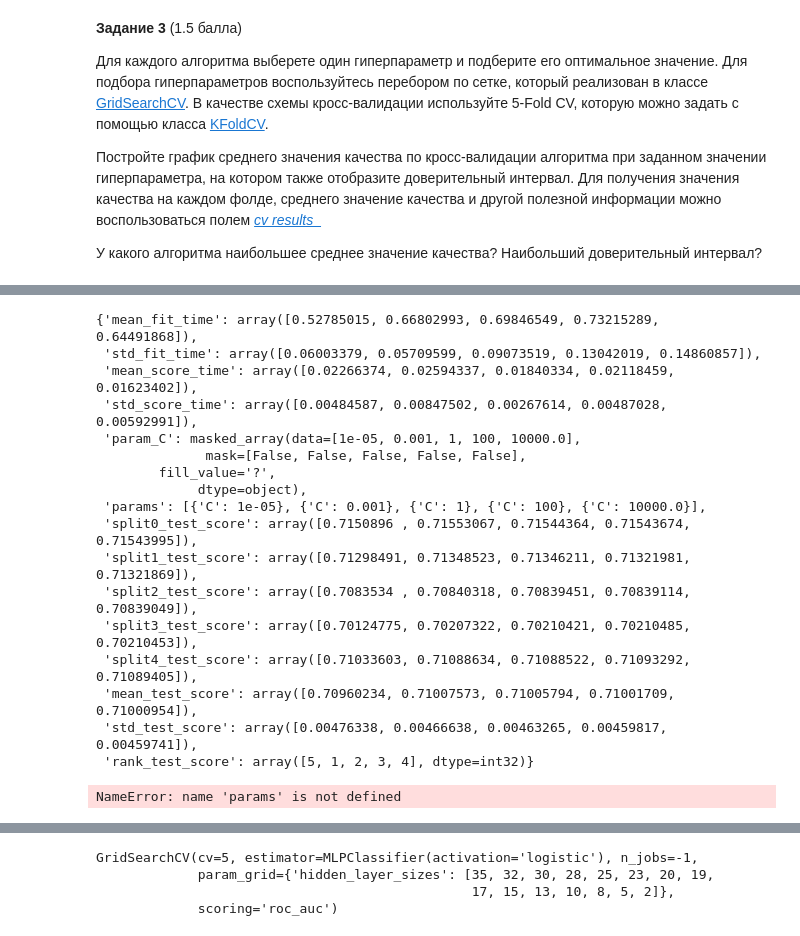
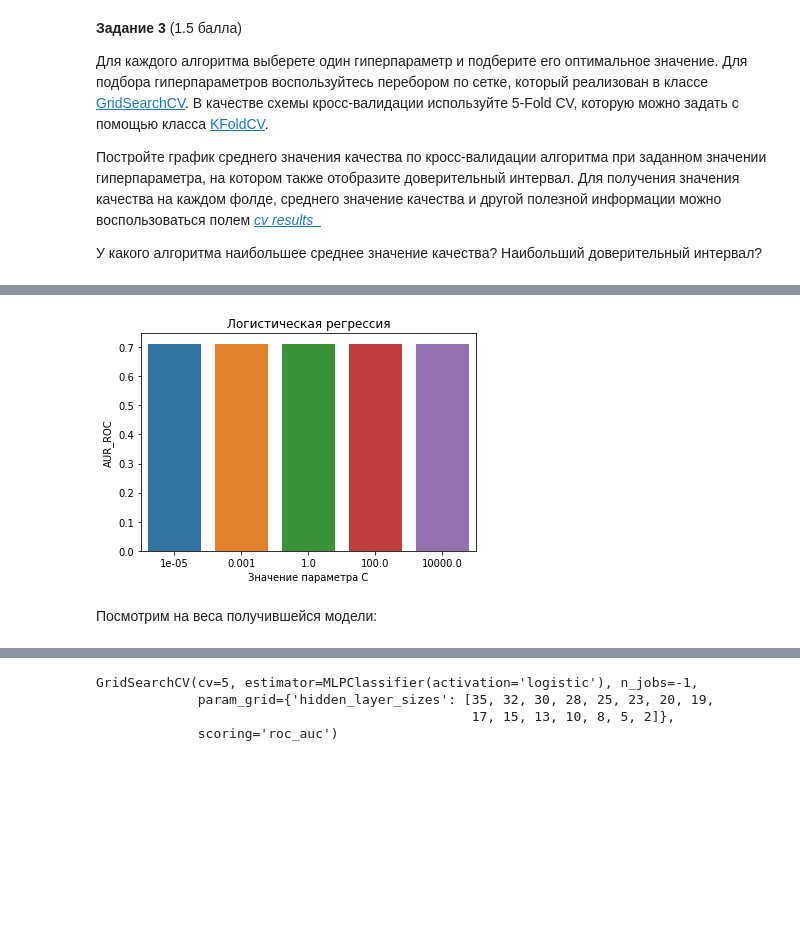
Before and after one commit to TroninDV/MLLab1, a Jupyter notebook: lab_1.ipynb, the cells around one changed output, grey strips where cells are left out. Cells and saved outputs as stored; diff of their text form; code cells hidden in the pictures; blank space fills up the shorter version.

```diff
--- a/lab_1.ipynb
+++ b/lab_1.ipynb
@@ -258,23 +261,3 @@ KeyboardInterrupt:
-# %%
-log_reg_clf.cv_results_
-# %% [output]
-{'mean_fit_time': array([0.52785015, 0.66802993, 0.69846549, 0.73215289, 0.64491868]),
- 'std_fit_time': array([0.06003379, 0.05709599, 0.09073519, 0.13042019, 0.14860857]),
- 'mean_score_time': array([0.02266374, 0.02594337, 0.01840334, 0.02118459, 0.01623402]),
- 'std_score_time': array([0.00484587, 0.00847502, 0.00267614, 0.00487028, 0.00592991]),
- 'param_C': masked_array(data=[1e-05, 0.001, 1, 100, 10000.0],
-              mask=[False, False, False, False, False],
-        fill_value='?',
-             dtype=object),
- 'params': [{'C': 1e-05}, {'C': 0.001}, {'C': 1}, {'C': 100}, {'C': 10000.0}],
- 'split0_test_score': array([0.7150896 , 0.71553067, 0.71544364, 0.71543674, 0.71543995]),
- 'split1_test_score': array([0.71298491, 0.71348523, 0.71346211, 0.71321981, 0.71321869]),
- 'split2_test_score': array([0.7083534 , 0.70840318, 0.70839451, 0.70839114, 0.70839049]),
- 'split3_test_score': array([0.70124775, 0.70207322, 0.70210421, 0.70210485, 0.70210453]),
- 'split4_test_score': array([0.71033603, 0.71088634, 0.71088522, 0.71093292, 0.71089405]),
- 'mean_test_score': array([0.70960234, 0.71007573, 0.71005794, 0.71001709, 0.71000954]),
- 'std_test_score': array([0.00476338, 0.00466638, 0.00463265, 0.00459817, 0.00459741]),
- 'rank_test_score': array([5, 1, 2, 3, 4], dtype=int32)}
 # %%
 import seaborn as sns
 import matplotlib.pyplot as plt
@@ -282,11 +265,14 @@ import matplotlib.pyplot as plt
 # %%
 fig = sns.barplot(x=params['C'], y=log_reg_clf.cv_results_['mean_test_score'],
             ci=log_reg_clf.cv_results_['std_test_score'], palette="tab10")
 plt.xlabel("Значение параметра C")
 plt.ylabel("AUR_ROC")
+plt.title("Логистическая регрессия")
 pass
 # %% [output]
-NameError: name 'params' is not defined
+[figure, added]
+# %% [markdown]
+Посмотрим на веса получившейся модели:
 # %%
 log_reg_clf.best_estimator_.coef_
 # %% [output]
```
Also changed, not shown: parts of 92 cells of this notebook.
